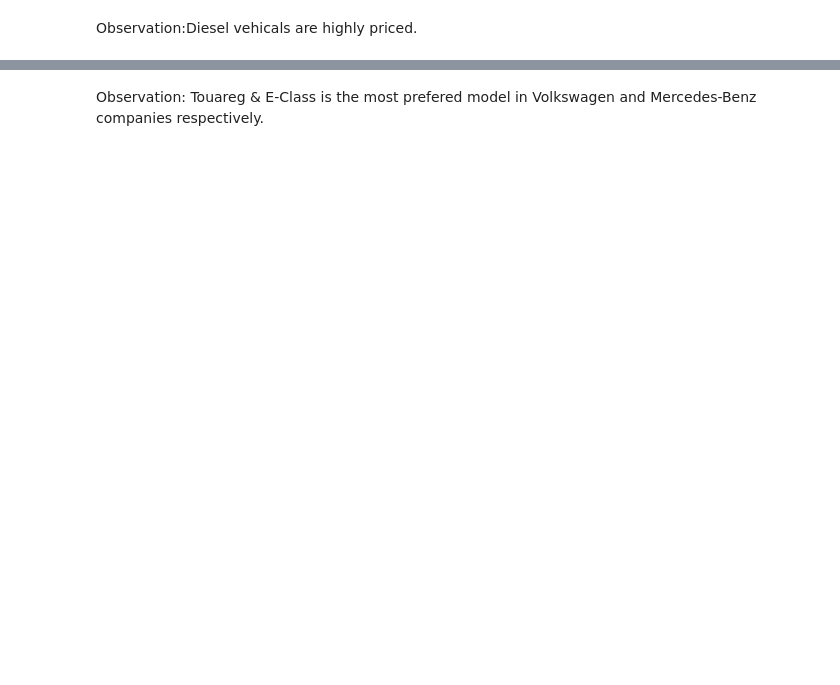
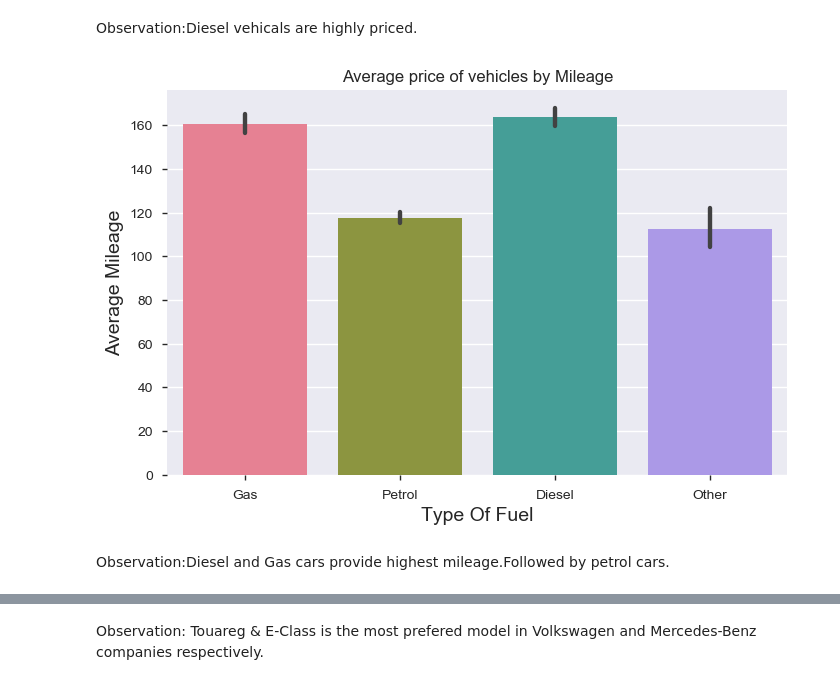
Before and after one commit to ravikumarsahu/EDA-CarSales, a Jupyter notebook: CarSales-EDAFinal.ipynb, the cells around one changed output, grey strips where cells are left out. Saved outputs shown, nothing was run; the diff lists cells and outputs as text; code cells hidden in the pictures; blank space fills up the shorter version.

```diff
--- a/CarSales-EDAFinal.ipynb
+++ b/CarSales-EDAFinal.ipynb
@@ -442,9 +480,13 @@ Observation:Diesel vehicals are highly priced.
 # %%
 # barplot for price based on fuel type and gearbox type
 fig, ax = plt.subplots(figsize=(8,5))
 colors = ["#00e600", "#ff8c1a","#a180cc"]
 sns.barplot(x="engtype", y="mileage", palette="husl",data=carsales_data)
-ax.set_title("Average price of vehicles by fuel typ",fontdict= {'size':12})
+ax.set_title("Average price of vehicles by Mileage",fontdict= {'size':12})
 ax.xaxis.set_label_text("Type Of Fuel",fontdict= {'size':14})
 ax.yaxis.set_label_text("Average Mileage",fontdict= {'size':14})
 plt.show()
+# %% [output]
+[figure, added]
+# %% [markdown]
+Observation:Diesel and Gas cars provide highest mileage.Followed by petrol cars.
```
Also changed, not shown: parts of 55 cells of this notebook.
